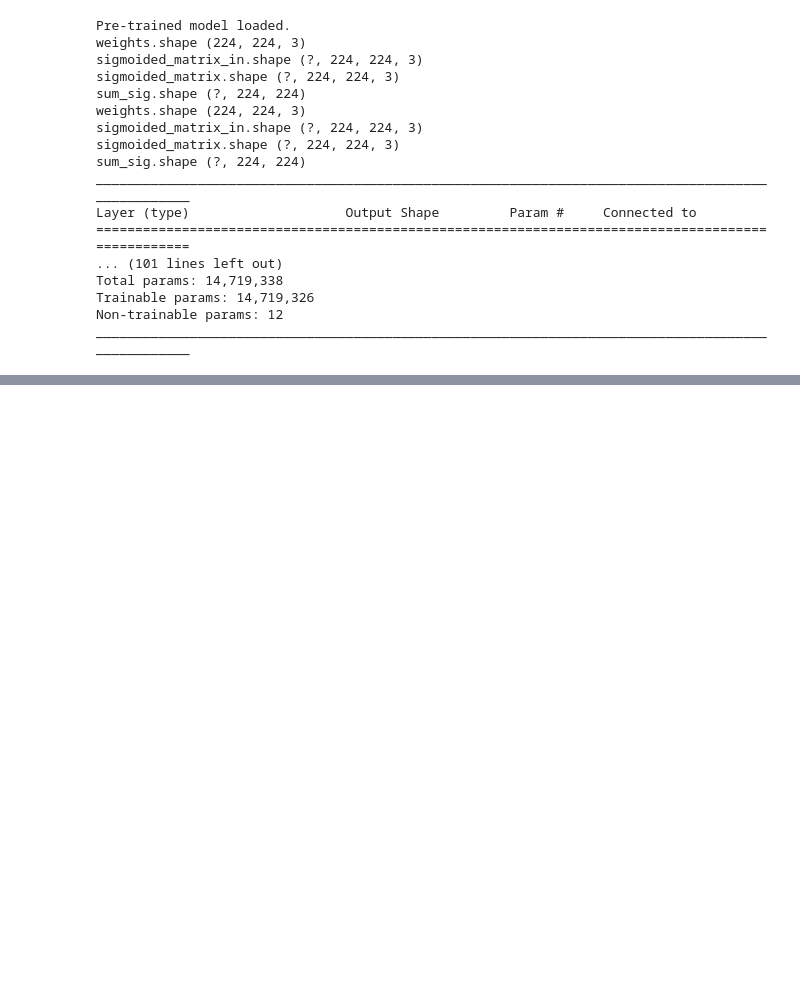
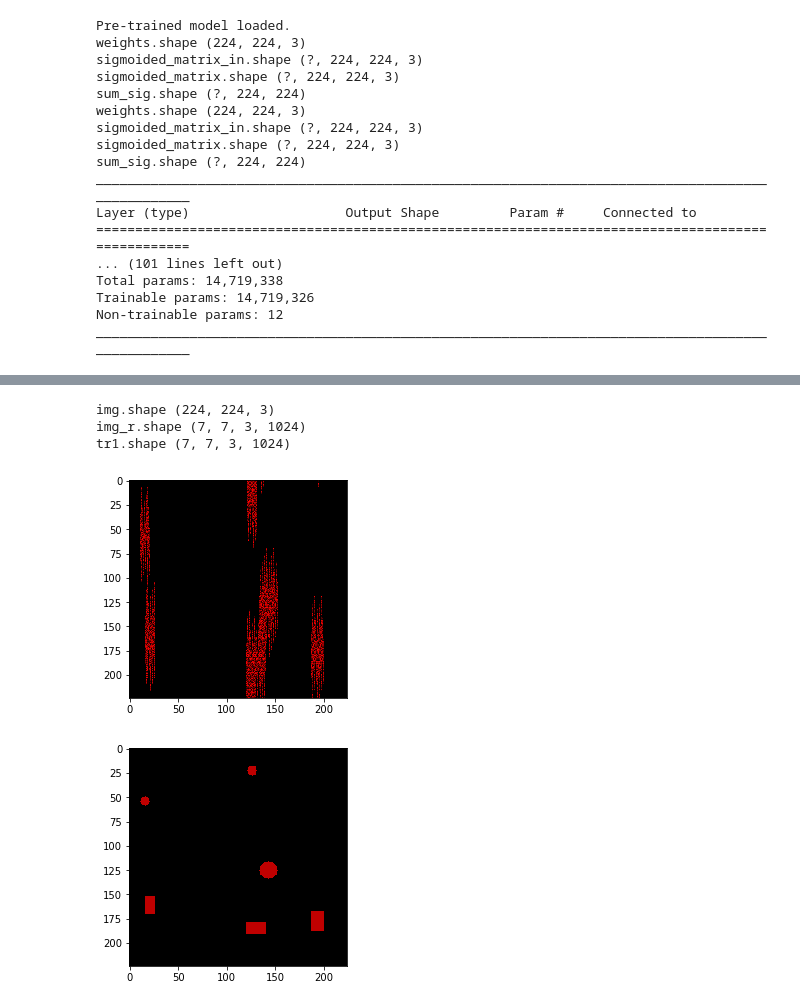
Before and after one commit to rdjondo/SimplisticSSD, a Jupyter notebook: SimpleSegNet_synthetic_dataset.ipynb, the cells around one changed output, grey strips where cells are left out. Drawn from its saved outputs; the diff is of its cells as text; code cells hidden in the pictures; blank space fills up the shorter version.

Commit message:
Started tinkering with Discrete cosine transform and FFT for feature engineering

```diff
--- a/SimpleSegNet_synthetic_dataset.ipynb
+++ b/SimpleSegNet_synthetic_dataset.ipynb
@@ -579,0 +577,49 @@ Time for inference : 11.408805847167969ms
+# %%
+# Experimenting with Discrete Cosine Transform
+from scipy.fftpack import dct
+from scipy.fftpack import idct
+from math import exp
+
+
+tile_reduc = 32
+
+# The reshape order must be consistent and MUST be F for spatial consistency of the transform data
+# If applied to a CNN, we will need to make sure that the 'stride' of the convolutions is consistent with the DCT tile window size
+# The DCT must be normalized with we need to compare various window sizes for image reconstitutions
+img_r = img.reshape( int(img.shape[0]/tile_reduc),
+                    int(img.shape[1]/tile_reduc), 3, tile_reduc*tile_reduc,
+                    order='F')
+
+tr0 = dct(img_r,type=2, axis=1, norm='ortho')
+tr1 = dct(tr0,type=2, axis=0, norm='ortho')
+print('img.shape',img.shape)
+print('img_r.shape',img_r.shape)
+print('tr1.shape',tr1.shape)
+
+tr1_retiled = np.abs(tr1.reshape(img.shape[0], img.shape[1], 3 , order='F'))
+
+tr_unbias = tr1_retiled-tr1_retiled.min()
+log_normal_k = (exp(255) - 1)/tr_unbias.max()
+tr_lognorm =np.log( 1 +  tr_unbias*log_normal_k )
+tr_norm = tr_unbias/tr_unbias.max()
+plt.imshow(tr_lognorm)
+plt.show()
+
+trinv1 = idct(tr1, type=2, axis=0, norm='ortho')
+trinv0 = idct(trinv1, type=2, axis=1, norm='ortho')
+
+
+trinv0_retiled = np.abs(trinv0.reshape(img.shape[0], img.shape[1], 3, order='F'))
+
+trinv_unbias = trinv0_retiled-trinv0_retiled.min()
+log_normal_k = (exp(255) - 1)/trinv_unbias.max()
+trinv_lognorm =np.log( 1 +  trinv_unbias*log_normal_k )
+trinv_norm = trinv_unbias/trinv_unbias.max()
+plt.imshow((trinv0_retiled+1e-6)*(1-1e-3))
+plt.show()
+# %% [output]
+img.shape (224, 224, 3)
+img_r.shape (7, 7, 3, 1024)
+tr1.shape (7, 7, 3, 1024)
+[figure, added]
+[figure, added]
```
Also changed, not shown: parts of 11 cells of this notebook.
